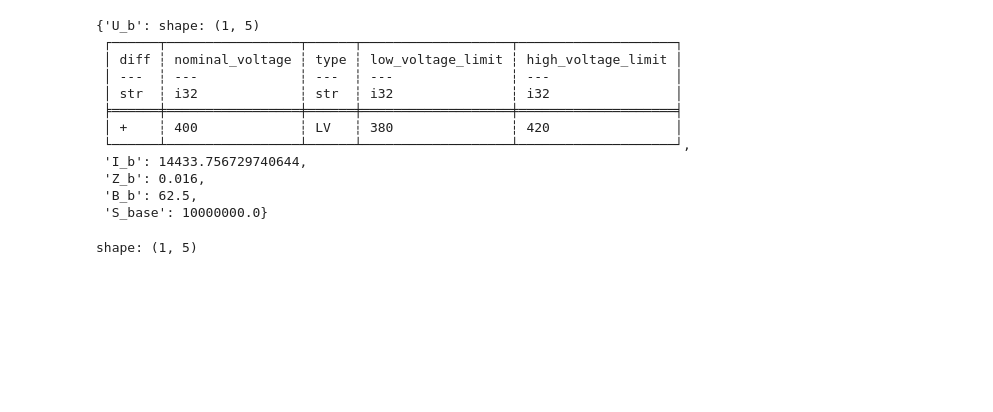
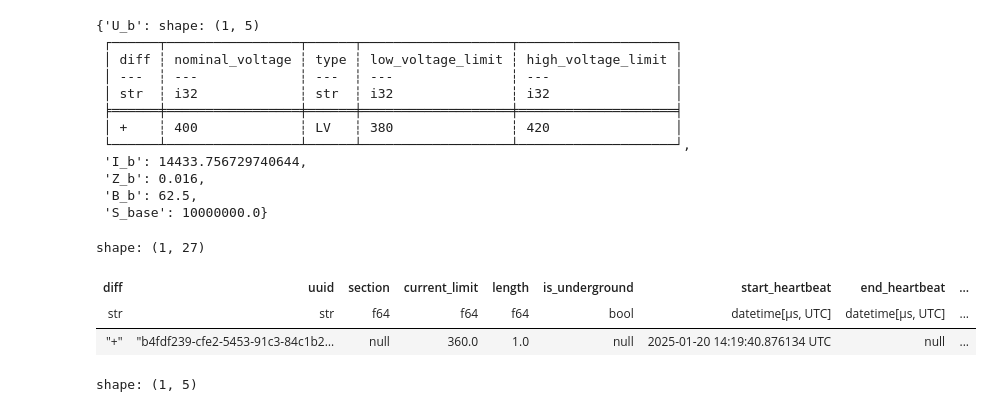
Before and after one commit to heig-vd-ie/distflow-state-estimation, a Jupyter notebook: scrips/recursive_fuction.ipynb, the cells around one changed output. Drawn from its saved outputs; the diff is of its cells as text; code cells hidden in the pictures; blank space fills up the shorter version.

```diff
--- a/scrips/recursive_fuction.ipynb
+++ b/scrips/recursive_fuction.ipynb
@@ -388,23 +388,29 @@ pu_base_changes_schema
 # %%
 # Schema table used to create the branch df
 # changes_schema.branch.head(1)
 # changes_schema.resource.head(1)
 # changes_schema.branch_parameter_event.head(1)
 
 
 # Merge branch with resource to have readable value and informations (dso_code, concrete_class, ...)
 df_branch = changes_schema.branch.join(
     changes_schema.resource, on="uuid", how="inner"
 ).drop(
     cs.ends_with("_right")
 )  # Add dso_code to branch and remove duplicate columns
 
 # Merge branch with branch_parameter_event to have the parameter of the branch
 df_branch = df_branch.join(
     changes_schema.branch_parameter_event, left_on="uuid", right_on="eq_fk", how="inner"
 ).drop(
     cs.ends_with("_right")
 )  # Remove duplicate columns name from right
+df_branch.head(1)
+# %% [output]
+shape: (1, 27)
+| diff | uuid | section | current_limit | length | is_underground | start_heartbeat | end_heartbeat | ... |
+| str | str | f64 | f64 | f64 | bool | datetime[μs, UTC] | datetime[μs, UTC] | ... |
+| "+" | "b4fdf239-cfe2-5453-91c3-84c1b2… | null | 360.0 | 1.0 | null | 2025-01-20 14:19:40.876134 UTC | null | ... |
 # %%
 changes_schema.base_voltage.head(1)
 # %% [output]
```
Also changed, not shown: parts of 3 cells of this notebook.
